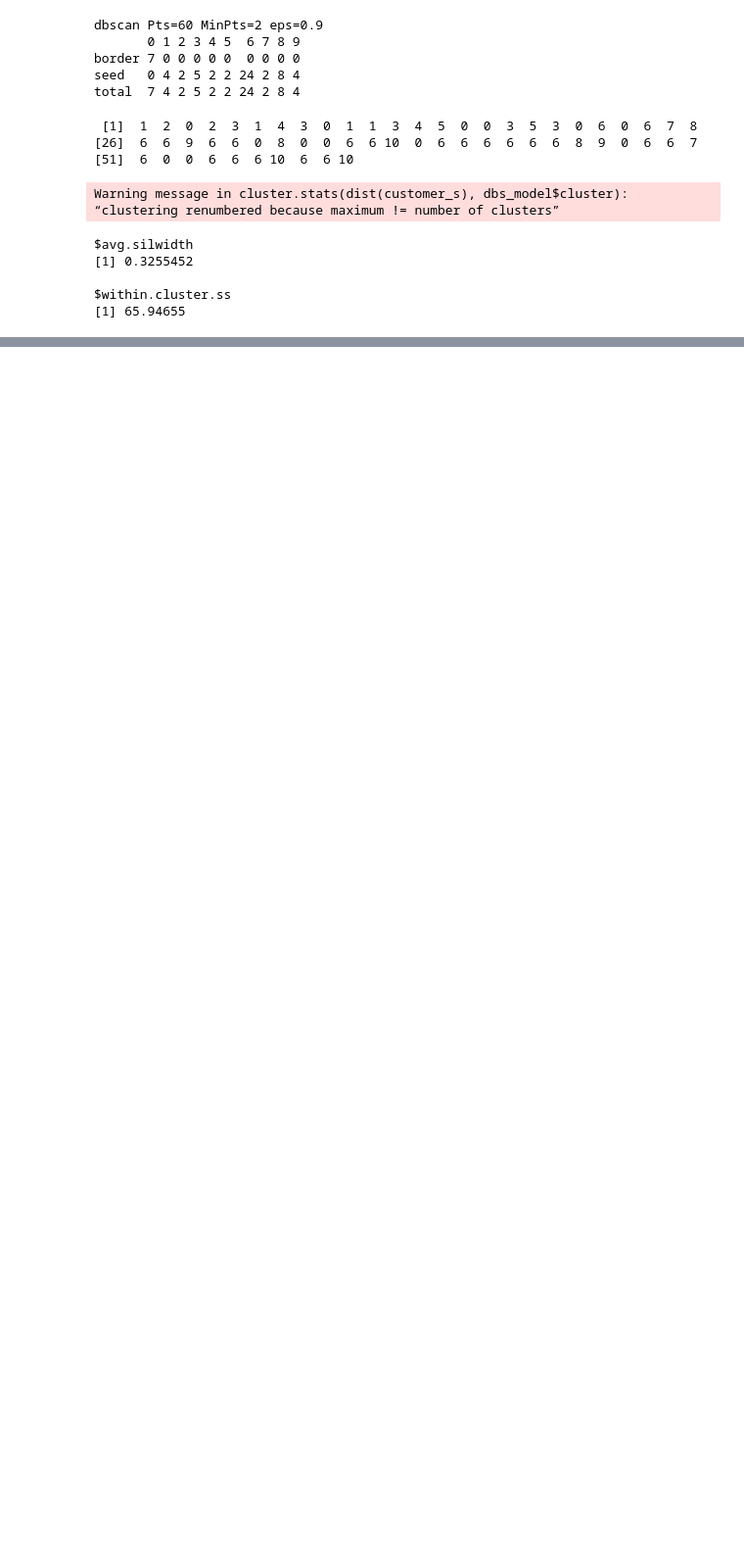
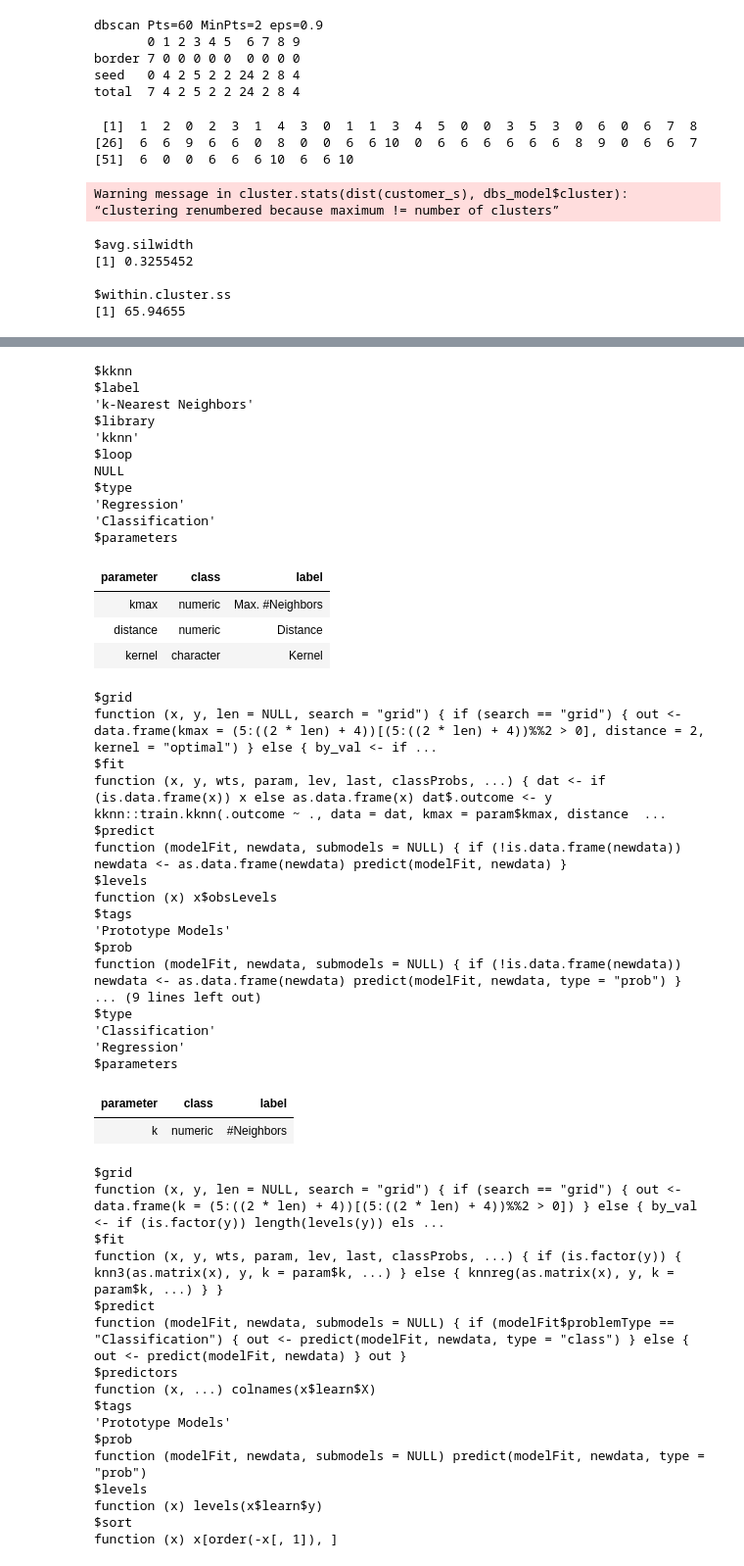
Before and after one commit to YuHsuanLin/riii, a Jupyter notebook: cb102/cb102_20180824.ipynb, the cells around one changed output, grey strips where cells are left out. Shown: that part at 98% size. Drawn from its saved outputs; the diff is of its cells as text; code cells hidden in the pictures; blank space fills up the shorter version.

```diff
--- a/cb102/cb102_20180824.ipynb
+++ b/cb102/cb102_20180824.ipynb
@@ -449,0 +543,53 @@ Warning message in cluster.stats(dist(customer_s), dbs_model$cluster):
+# %%
+getModelInfo('knn')
+# %% [output]
+$kknn
+$label
+'k-Nearest Neighbors'
+$library
+'kknn'
+$loop
+NULL
+$type
+'Regression'
+'Classification'
+$parameters
+| parameter | class | label |
+| kmax | numeric | Max. #Neighbors |
+| distance | numeric | Distance |
+| kernel | character | Kernel |
+$grid
+function (x, y, len = NULL, search = "grid") { if (search == "grid") { out <- data.frame(kmax = (5:((2 * len) + 4))[(5:((2 * len) + 4))%%2 > 0], distance = 2, kernel = "optimal") } else { by_val <- if ...
+$fit
+function (x, y, wts, param, lev, last, classProbs, ...) { dat <- if (is.data.frame(x)) x else as.data.frame(x) dat$.outcome <- y kknn::train.kknn(.outcome ~ ., data = dat, kmax = param$kmax, distance  ...
+$predict
+function (modelFit, newdata, submodels = NULL) { if (!is.data.frame(newdata)) newdata <- as.data.frame(newdata) predict(modelFit, newdata) }
+$levels
+function (x) x$obsLevels
+$tags
+'Prototype Models'
+$prob
+function (modelFit, newdata, submodels = NULL) { if (!is.data.frame(newdata)) newdata <- as.data.frame(newdata) predict(modelFit, newdata, type = "prob") }
+... (9 lines left out)
+$type
+'Classification'
+'Regression'
+$parameters
+| parameter | class | label |
+| k | numeric | #Neighbors |
+$grid
+function (x, y, len = NULL, search = "grid") { if (search == "grid") { out <- data.frame(k = (5:((2 * len) + 4))[(5:((2 * len) + 4))%%2 > 0]) } else { by_val <- if (is.factor(y)) length(levels(y)) els ...
+$fit
+function (x, y, wts, param, lev, last, classProbs, ...) { if (is.factor(y)) { knn3(as.matrix(x), y, k = param$k, ...) } else { knnreg(as.matrix(x), y, k = param$k, ...) } }
+$predict
+function (modelFit, newdata, submodels = NULL) { if (modelFit$problemType == "Classification") { out <- predict(modelFit, newdata, type = "class") } else { out <- predict(modelFit, newdata) } out }
+$predictors
+function (x, ...) colnames(x$learn$X)
+$tags
+'Prototype Models'
+$prob
+function (modelFit, newdata, submodels = NULL) predict(modelFit, newdata, type = "prob")
+$levels
+function (x) levels(x$learn$y)
+$sort
+function (x) x[order(-x[, 1]), ]
```
Also changed, not shown: parts of 18 cells of this notebook.
